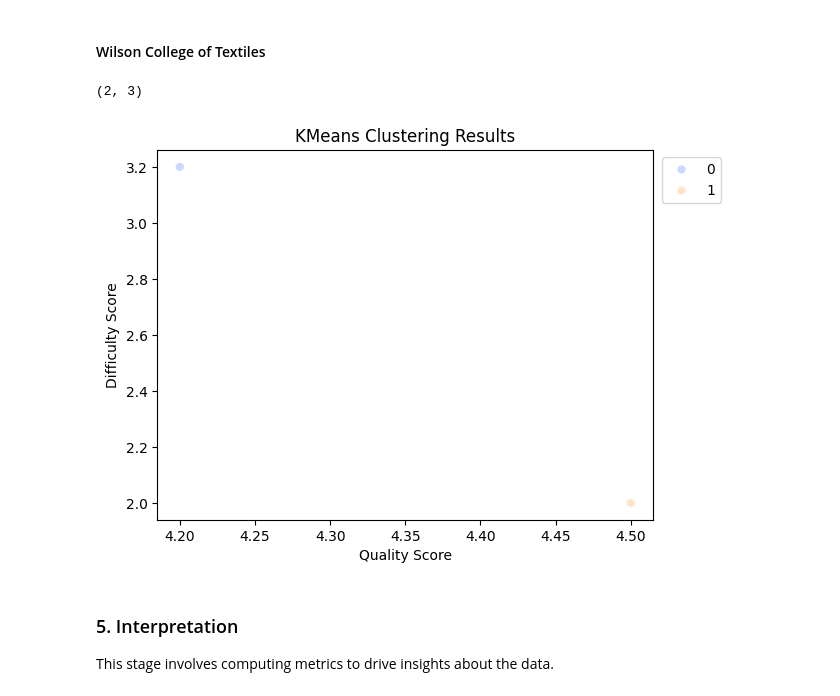
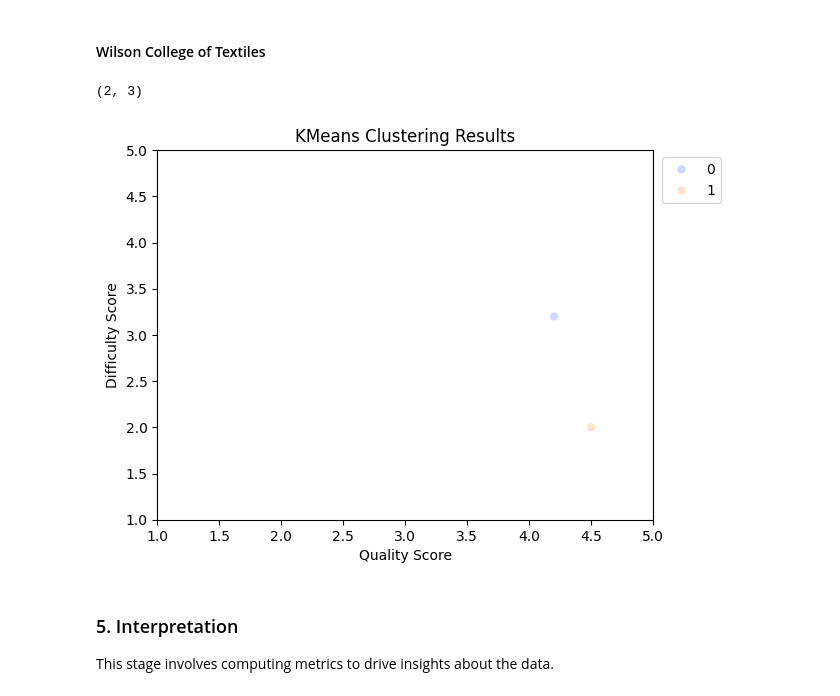
Before and after one commit to BrandonTroy/professor-clustering-analysis, a Jupyter notebook: pipeline.ipynb, the cells around one changed output. Drawn from its saved outputs; the diff is of its cells as text; code cells hidden in the pictures.

Commit message:
Adjusted the graph scaling for College of Textiles

```diff
--- a/pipeline.ipynb
+++ b/pipeline.ipynb
@@ -736,21 +736,23 @@ plt.show()
 # %%
 college_df = df[df['College'] == 'Wilson College of Textiles']
 college = college_df[['Quality Score', 'Difficulty Score', 'GPA']]
 print(college.shape)
 best_kmeans = Pipeline([
     ('scaler', StandardScaler()),
     ('pca', PCA(n_components=2)),
     ('km', KMeans(n_clusters=2, random_state=random_seed))])
 output = best_kmeans.fit_predict(college)
 sns.scatterplot(x=college['Quality Score'], y=college['Difficulty Score'], hue=output, palette='bright', alpha=0.2)
 plt.legend(bbox_to_anchor=(1.15, 1), loc='upper right')
 plt.title("KMeans Clustering Results")
 plt.xlabel("Quality Score")
 plt.ylabel("Difficulty Score")
+plt.xlim(1.0, 5.0)
+plt.ylim(1.0, 5.0)
 plt.show()
 # %% [output]
 (2, 3)
-[figure, old version]
+[figure, new version]
 # %% [markdown]
 ### 5. Interpretation
 This stage involves computing metrics to drive insights about the data.
```
